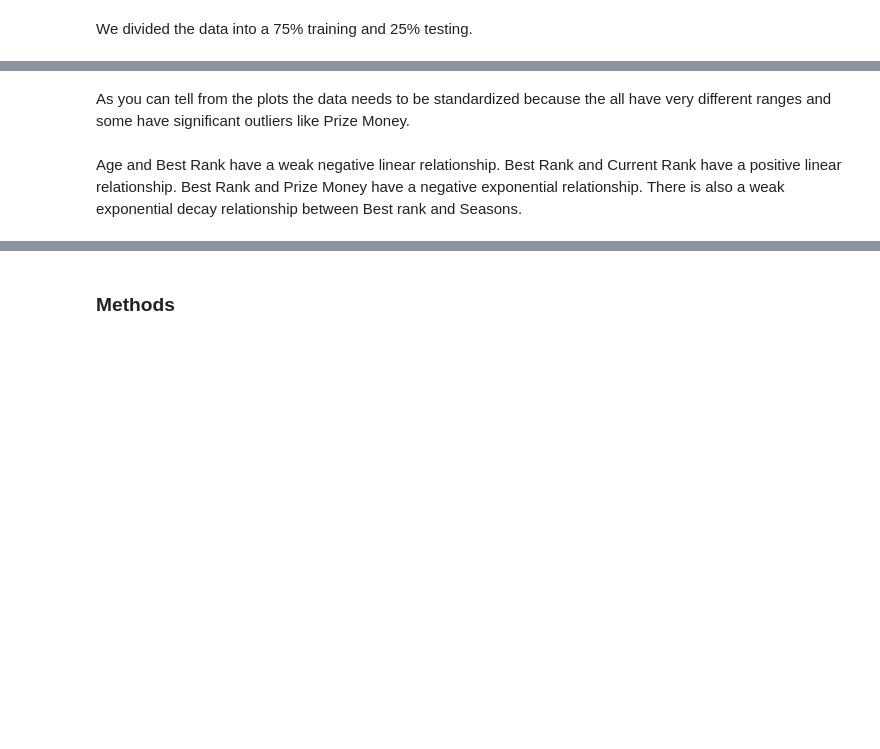
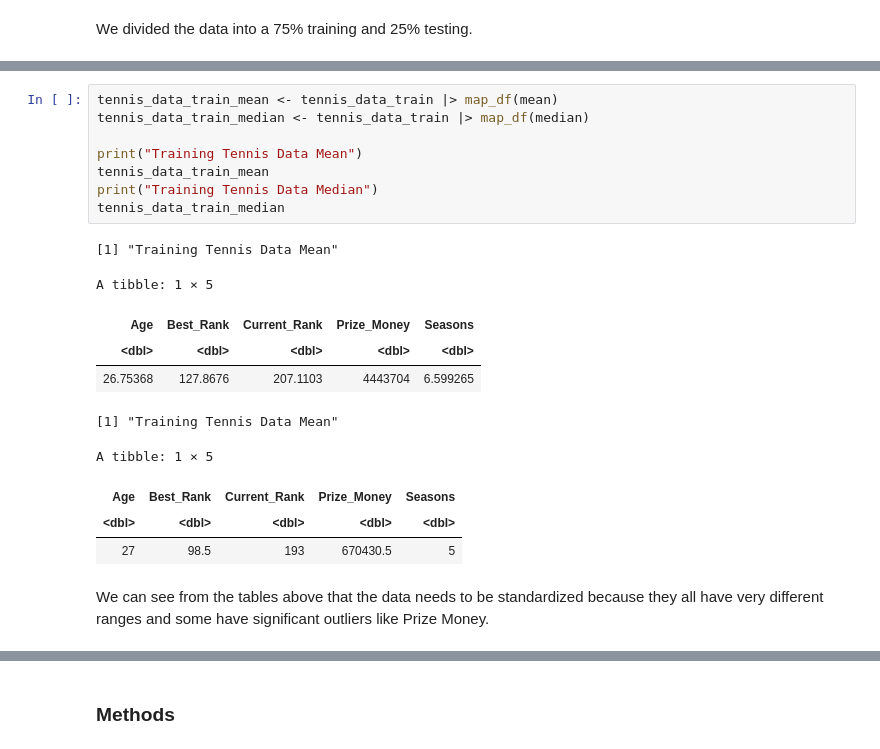
Before and after one commit to chaeyoonchang/dsci-100-group-007-33, a Jupyter notebook: proposal.ipynb, the cells around one changed output, grey strips where cells are left out. Cells and saved outputs as stored; diff of their text form; blank space fills up the shorter version.

```diff
--- a/proposal.ipynb
+++ b/proposal.ipynb
@@ -213,4 +204,21 @@ ggplot(tennis_data_train, aes(x = Seasons, y = Best_Rank)) +
+# %%
+tennis_data_train_mean <- tennis_data_train |> map_df(mean)
+tennis_data_train_median <- tennis_data_train |> map_df(median)
+
+print("Training Tennis Data Mean")
+tennis_data_train_mean
+print("Training Tennis Data Median")
+tennis_data_train_median
+# %% [output]
+[1] "Training Tennis Data Mean"
+A tibble: 1 × 5
+| Age | Best_Rank | Current_Rank | Prize_Money | Seasons |
+| <dbl> | <dbl> | <dbl> | <dbl> | <dbl> |
+| 26.75368 | 127.8676 | 207.1103 | 4443704 | 6.599265 |
+[1] "Training Tennis Data Mean"
+A tibble: 1 × 5
+| Age | Best_Rank | Current_Rank | Prize_Money | Seasons |
+| <dbl> | <dbl> | <dbl> | <dbl> | <dbl> |
+| 27 | 98.5 | 193 | 670430.5 | 5 |
 # %% [markdown]
-As you can tell from the plots the data needs to be standardized because the all have very different ranges and some have significant outliers like Prize Money.
+We can see from the tables above that the data needs to be standardized because they all have very different ranges and some have significant outliers like Prize Money.
-# %% [markdown]
- Age and Best Rank have a weak negative linear relationship. Best Rank and Current Rank have a positive linear relationship. Best Rank and Prize Money have a negative exponential relationship. There is also a weak exponential decay relationship between Best rank and Seasons.
```
Also changed, not shown: parts of 9 cells of this notebook.
